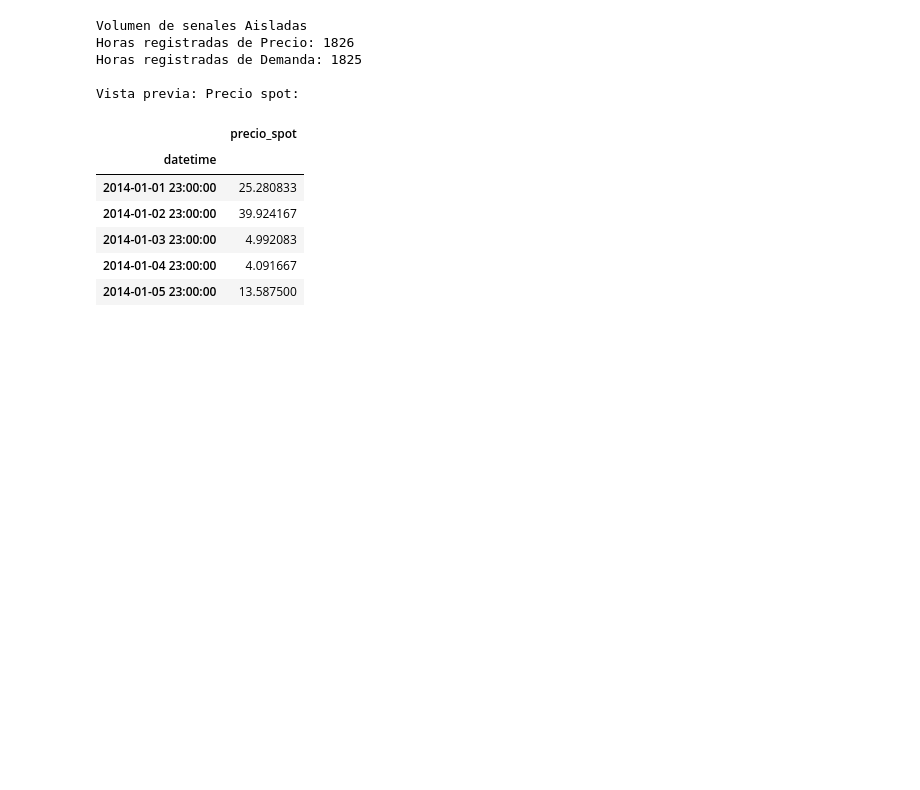
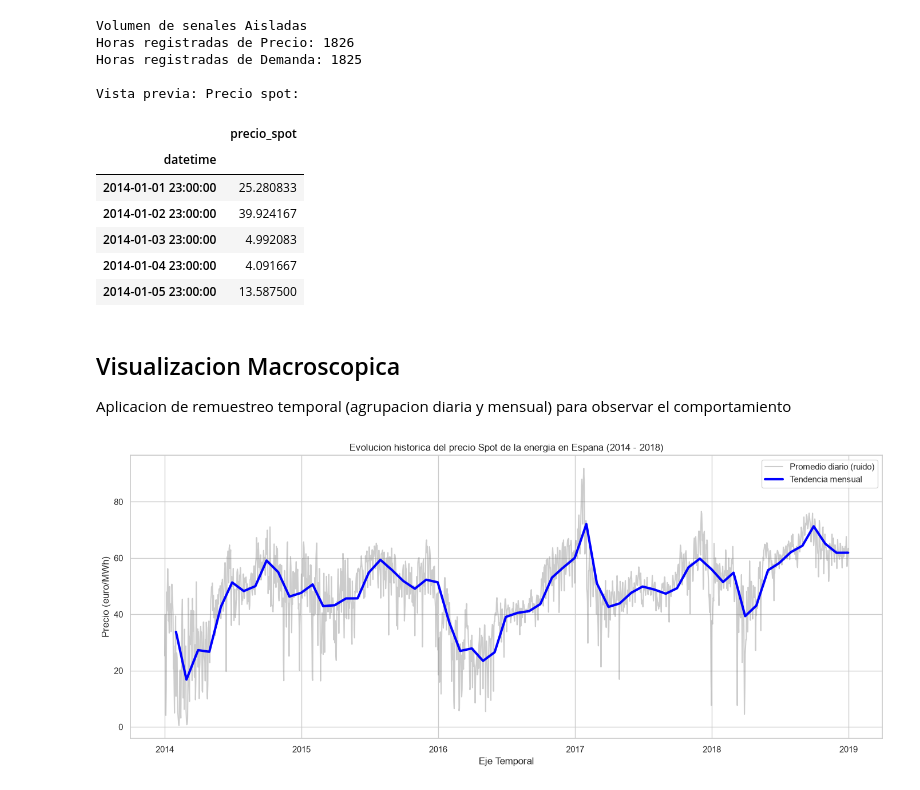
Before and after one commit to Cesahz/california-housing-energy-eda, a Jupyter notebook: notebooks/2.0-energy-market-eda.ipynb, the cells around one changed output. Drawn from its saved outputs; the diff is of its cells as text; code cells hidden in the pictures; blank space fills up the shorter version.

Commit message:
feat: aplicar remuestreo temporal ME y visualizar macro-tendencias del precio

```diff
--- a/notebooks/2.0-energy-market-eda.ipynb
+++ b/notebooks/2.0-energy-market-eda.ipynb
@@ -118,3 +116,28 @@ Vista previa: Precio spot:
 | 2014-01-03 23:00:00 | 4.992083 |
 | 2014-01-04 23:00:00 | 4.091667 |
 | 2014-01-05 23:00:00 | 13.587500 |
+# %% [markdown]
+## Visualizacion Macroscopica
+Aplicacion de remuestreo temporal (agrupacion diaria y mensual) para observar el comportamiento
+# %%
+#convertir ruido horario en promedios diarios y mensuales
+precio_diario = df_precio['precio_spot'].resample('D').mean()
+precio_mensual = df_precio['precio_spot'].resample('ME').mean()
+
+#grafico
+plt.figure(figsize=(14, 6))
+
+#pulso diario
+plt.plot(precio_diario.index, precio_diario.values, color='gray', alpha=0.4, label='Promedio diario (ruido)')
+
+#tendencia mensual
+plt.plot(precio_mensual.index, precio_mensual.values, color='blue', linewidth=3, label='Tendencia mensual')
+
+plt.title('Evolucion historica del precio Spot de la energia en Espana (2014 - 2018)')
+plt.ylabel('Precio (euro/MWh)')
+plt.xlabel('Eje Temporal')
+plt.legend()
+plt.tight_layout()
+plt.show()
+# %% [output]
+[figure, added]
```
Also changed, not shown: parts of 1 cell of this notebook.
